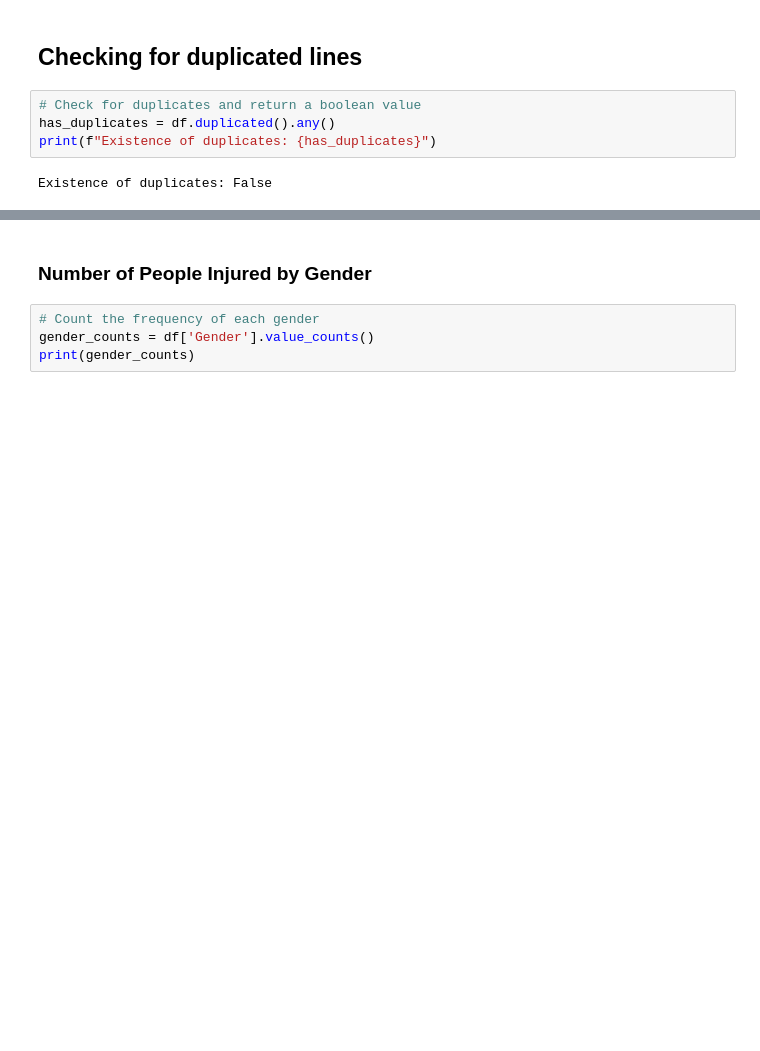
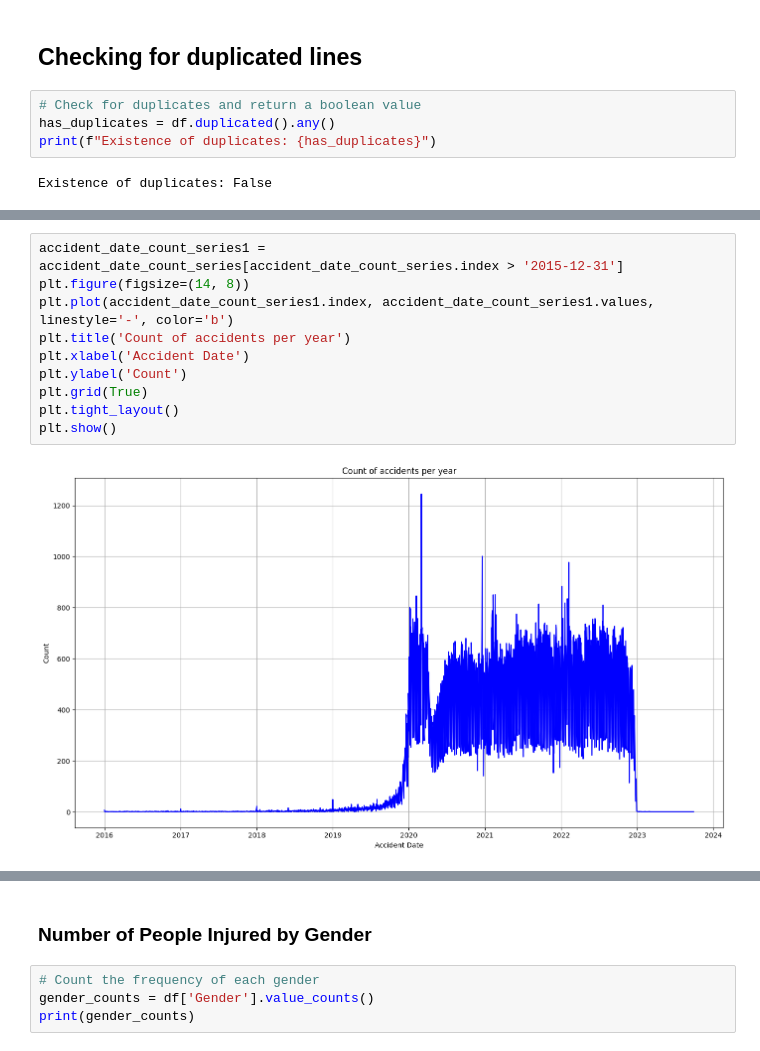
Before and after one commit to berthlou/DSAA_ML_41, a Jupyter notebook: code/exploratory_analysis/Dani_Rita_analisys.ipynb, the cells around one changed output, grey strips where cells are left out. Saved outputs shown, nothing was run; the diff lists cells and outputs as text; blank space fills up the shorter version.

```diff
--- a/code/exploratory_analysis/Dani_Rita_analisys.ipynb
+++ b/code/exploratory_analysis/Dani_Rita_analisys.ipynb
@@ -135,0 +186,12 @@ Existence of duplicates: False
+# %%
+accident_date_count_series1 = accident_date_count_series[accident_date_count_series.index > '2015-12-31']
+plt.figure(figsize=(14, 8))
+plt.plot(accident_date_count_series1.index, accident_date_count_series1.values, linestyle='-', color='b')
+plt.title('Count of accidents per year')
+plt.xlabel('Accident Date')
+plt.ylabel('Count')
+plt.grid(True)
+plt.tight_layout()
+plt.show()
+# %% [output]
+[figure, added]
```
Also changed, not shown: parts of 30 cells of this notebook.
